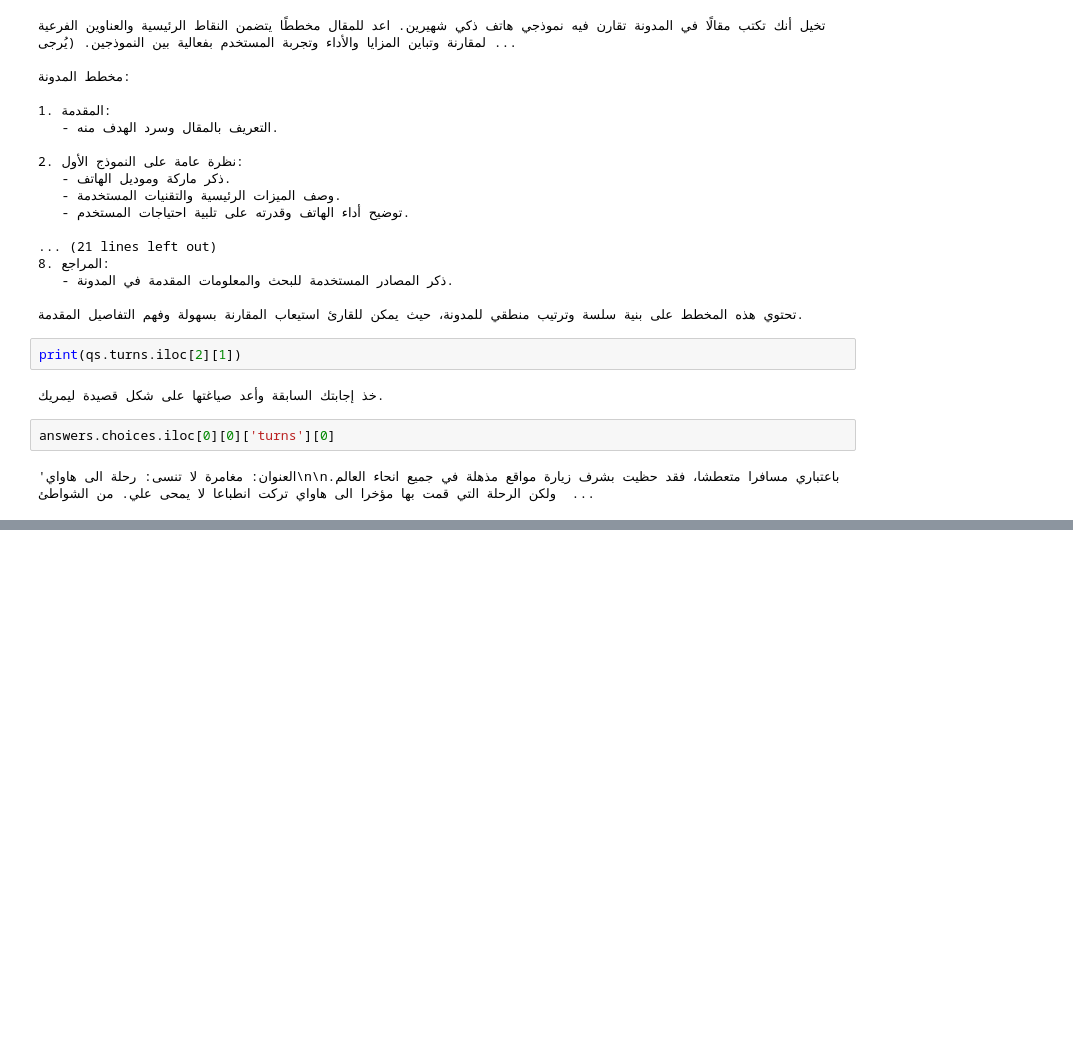
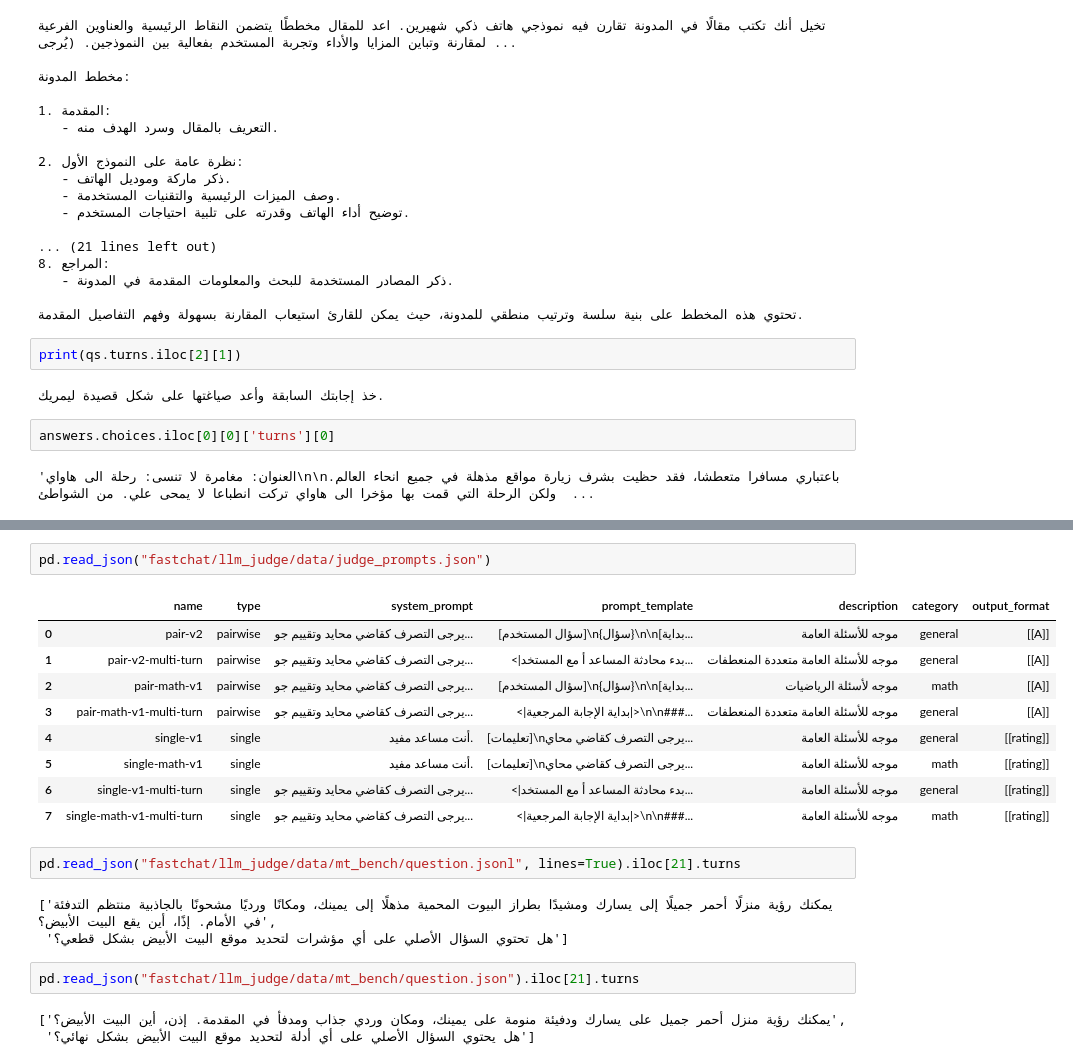
Before and after one commit to kirill-fedyanin/FastChat, a Jupyter notebook: explore.ipynb, the cells around one changed output, grey strips where cells are left out. Saved outputs shown, nothing was run; the diff lists cells and outputs as text; blank space fills up the shorter version.

```diff
--- a/explore.ipynb
+++ b/explore.ipynb
@@ -73,0 +104,22 @@ answers.choices.iloc[0][0]['turns'][0]
+# %%
+pd.read_json("fastchat/llm_judge/data/judge_prompts.json")
+# %% [output]
+|  | name | type | system_prompt | prompt_template | description | category | output_format |
+| 0 | pair-v2 | pairwise | يرجى التصرف كقاضي محايد وتقييم جو... | [سؤال المستخدم]\n{سؤال}\n\n[بداية... | موجه للأسئلة العامة | general | [[A]] |
+| 1 | pair-v2-multi-turn | pairwise | يرجى التصرف كقاضي محايد وتقييم جو... | <|بدء محادثة المساعد أ مع المستخد... | موجه للأسئلة العامة متعددة المنعطفات | general | [[A]] |
+| 2 | pair-math-v1 | pairwise | يرجى التصرف كقاضي محايد وتقييم جو... | [سؤال المستخدم]\n{سؤال}\n\n[بداية... | موجه لأسئلة الرياضيات | math | [[A]] |
+| 3 | pair-math-v1-multi-turn | pairwise | يرجى التصرف كقاضي محايد وتقييم جو... | <|بداية الإجابة المرجعية|>\n\n###... | موجه للأسئلة العامة متعددة المنعطفات | general | [[A]] |
+| 4 | single-v1 | single | أنت مساعد مفيد. | [تعليمات]\nيرجى التصرف كقاضي محاي... | موجه للأسئلة العامة | general | [[rating]] |
+| 5 | single-math-v1 | single | أنت مساعد مفيد. | [تعليمات]\nيرجى التصرف كقاضي محاي... | موجه للأسئلة العامة | math | [[rating]] |
+| 6 | single-v1-multi-turn | single | يرجى التصرف كقاضي محايد وتقييم جو... | <|بدء محادثة المساعد أ مع المستخد... | موجه للأسئلة العامة | general | [[rating]] |
+| 7 | single-math-v1-multi-turn | single | يرجى التصرف كقاضي محايد وتقييم جو... | <|بداية الإجابة المرجعية|>\n\n###... | موجه للأسئلة العامة | math | [[rating]] |
+# %%
+pd.read_json("fastchat/llm_judge/data/mt_bench/question.jsonl", lines=True).iloc[21].turns
+# %% [output]
+['يمكنك رؤية منزلًا أحمر جميلًا إلى يسارك ومشيدًا بطراز البيوت المحمية مذهلًا إلى يمينك، ومكانًا ورديًا مشحونًا بالجاذبية منتظم التدفئة في الأمام. إذًا، أين يقع البيت الأبيض؟',
+ 'هل تحتوي السؤال الأصلي على أي مؤشرات لتحديد موقع البيت الأبيض بشكل قطعي؟']
+# %%
+pd.read_json("fastchat/llm_judge/data/mt_bench/question.json").iloc[21].turns
+# %% [output]
+['يمكنك رؤية منزل أحمر جميل على يسارك ودفيئة منومة على يمينك، ومكان وردي جذاب ومدفأ في المقدمة. إذن، أين البيت الأبيض؟',
+ 'هل يحتوي السؤال الأصلي على أي أدلة لتحديد موقع البيت الأبيض بشكل نهائي؟']
```
Also changed, not shown: parts of 11 cells of this notebook, 5 other files.
